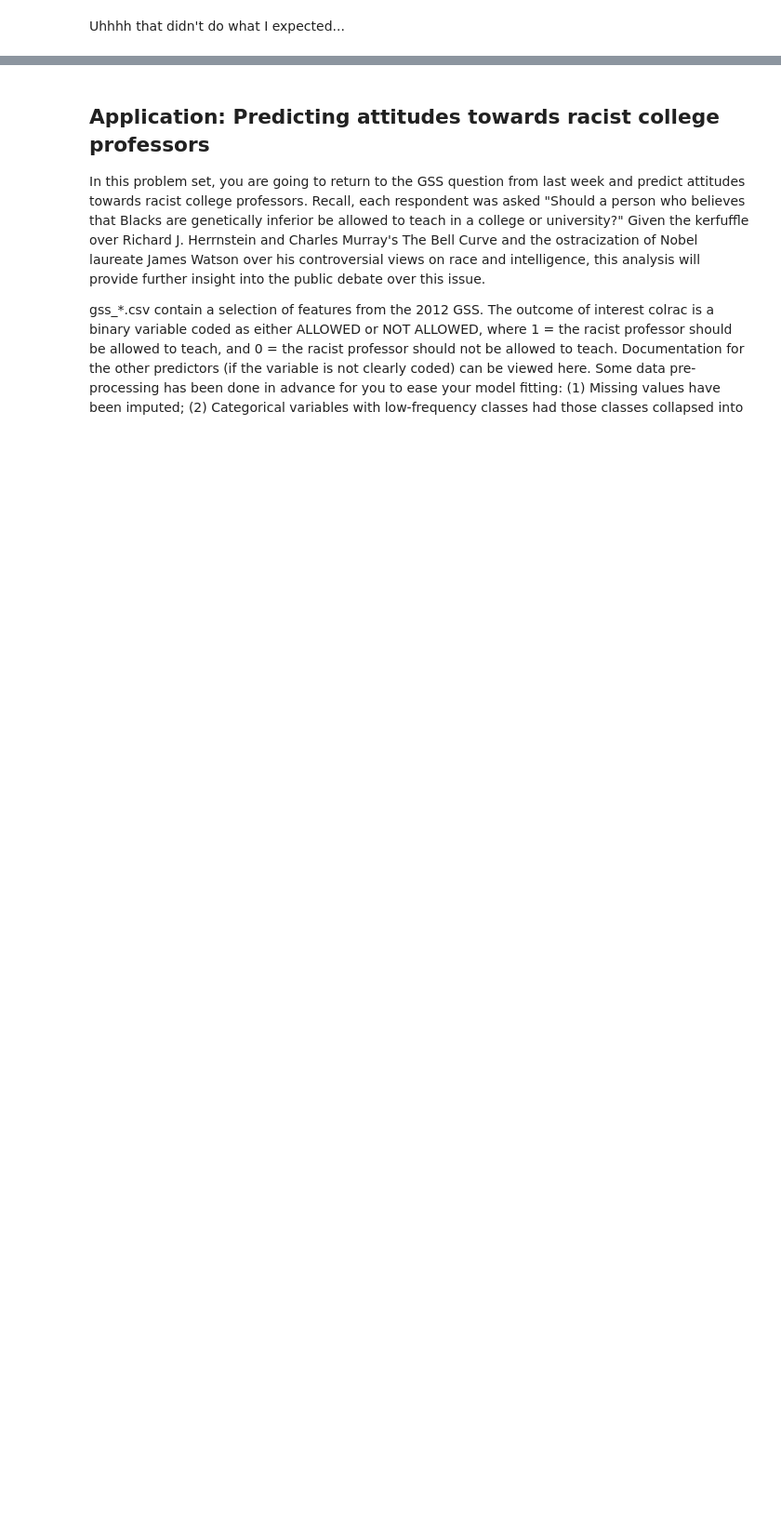
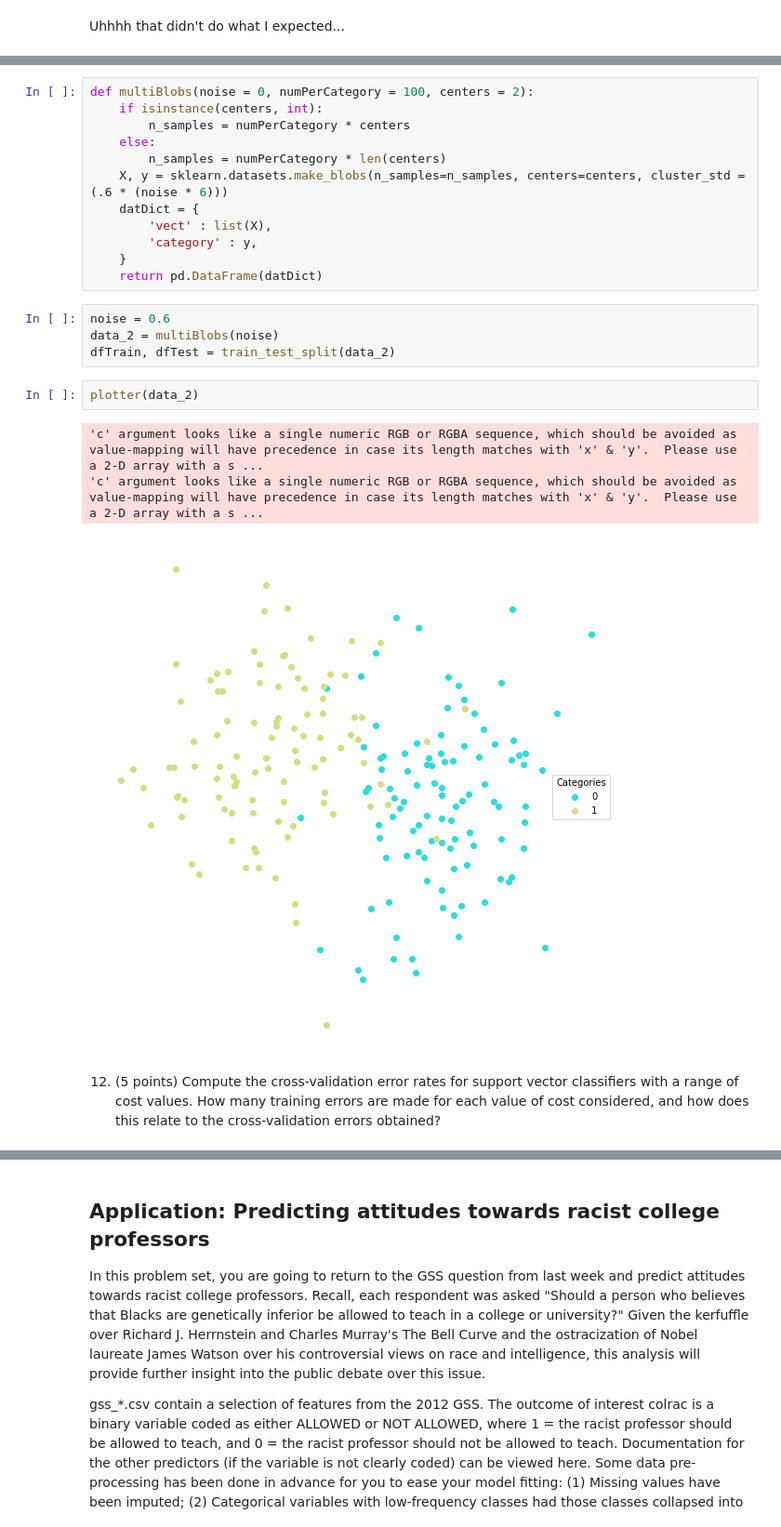
Before and after one commit to anuraag94/problem-set-6, a Jupyter notebook: Regina_Catipon_HW6.ipynb, the cells around one changed output, grey strips where cells are left out. Shown: that part at 93% size. Saved outputs shown, nothing was run; the diff lists cells and outputs as text; blank space fills up the shorter version.

```diff
--- a/Regina_Catipon_HW6.ipynb
+++ b/Regina_Catipon_HW6.ipynb
@@ -165,0 +230,24 @@ In class we learned that in the case of data that is just barely linearly separa
+# %%
+def multiBlobs(noise = 0, numPerCategory = 100, centers = 2):
+    if isinstance(centers, int):
+        n_samples = numPerCategory * centers
+    else:
+        n_samples = numPerCategory * len(centers)
+    X, y = sklearn.datasets.make_blobs(n_samples=n_samples, centers=centers, cluster_std = (.6 * (noise * 6)))
+    datDict = {
+        'vect' : list(X),
+        'category' : y,
+    }
+    return pd.DataFrame(datDict)
+# %%
+noise = 0.6
+data_2 = multiBlobs(noise)
+dfTrain, dfTest = train_test_split(data_2)
+# %%
+plotter(data_2)
+# %% [output]
+'c' argument looks like a single numeric RGB or RGBA sequence, which should be avoided as value-mapping will have precedence in case its length matches with 'x' & 'y'.  Please use a 2-D array with a s ...
+'c' argument looks like a single numeric RGB or RGBA sequence, which should be avoided as value-mapping will have precedence in case its length matches with 'x' & 'y'.  Please use a 2-D array with a s ...
+[figure, added]
+# %% [markdown]
+12. (5 points) Compute the cross-validation error rates for support vector classifiers with a range of cost values. How many training errors are made for each value of cost considered, and how does this relate to the cross-validation errors obtained?
```
Also changed, not shown: parts of 45 cells of this notebook.
